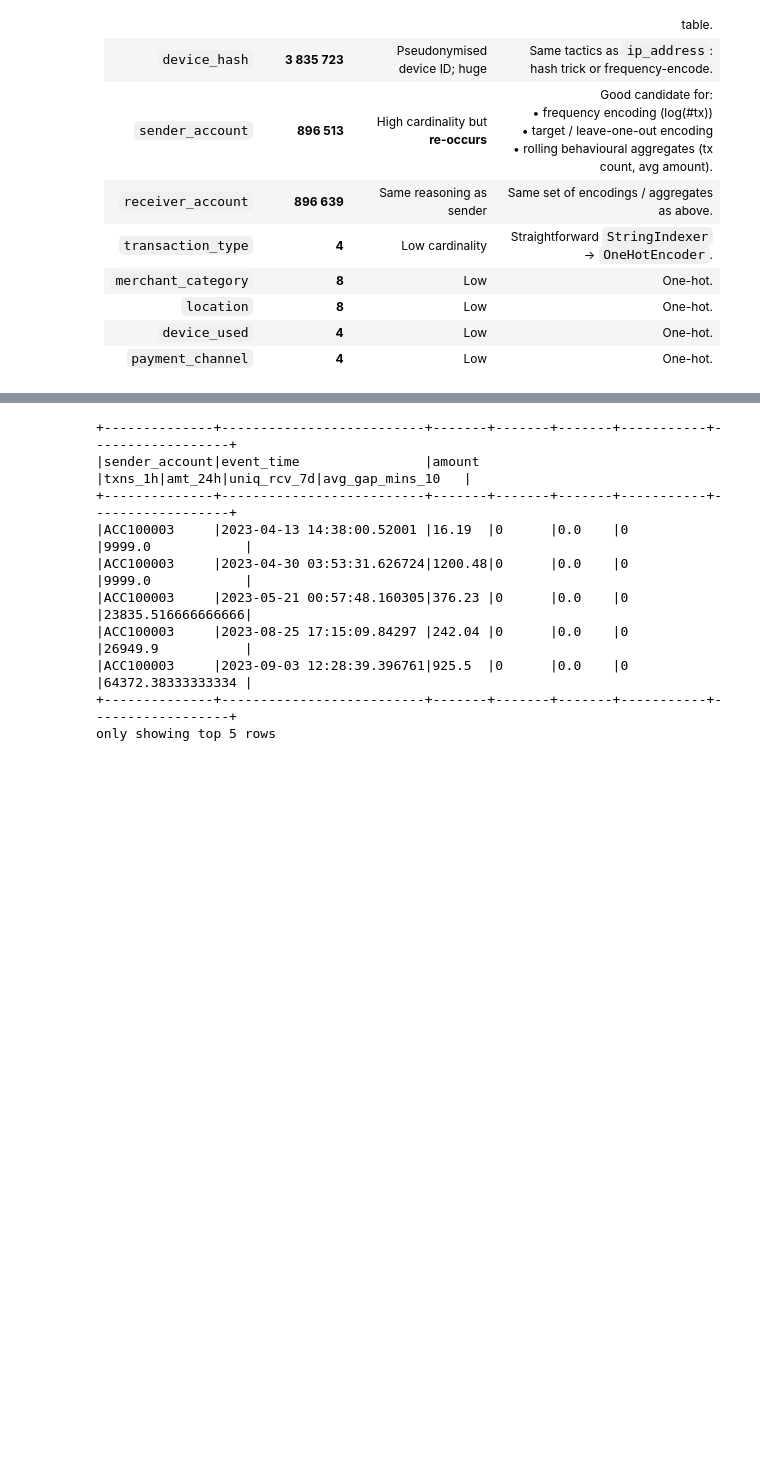
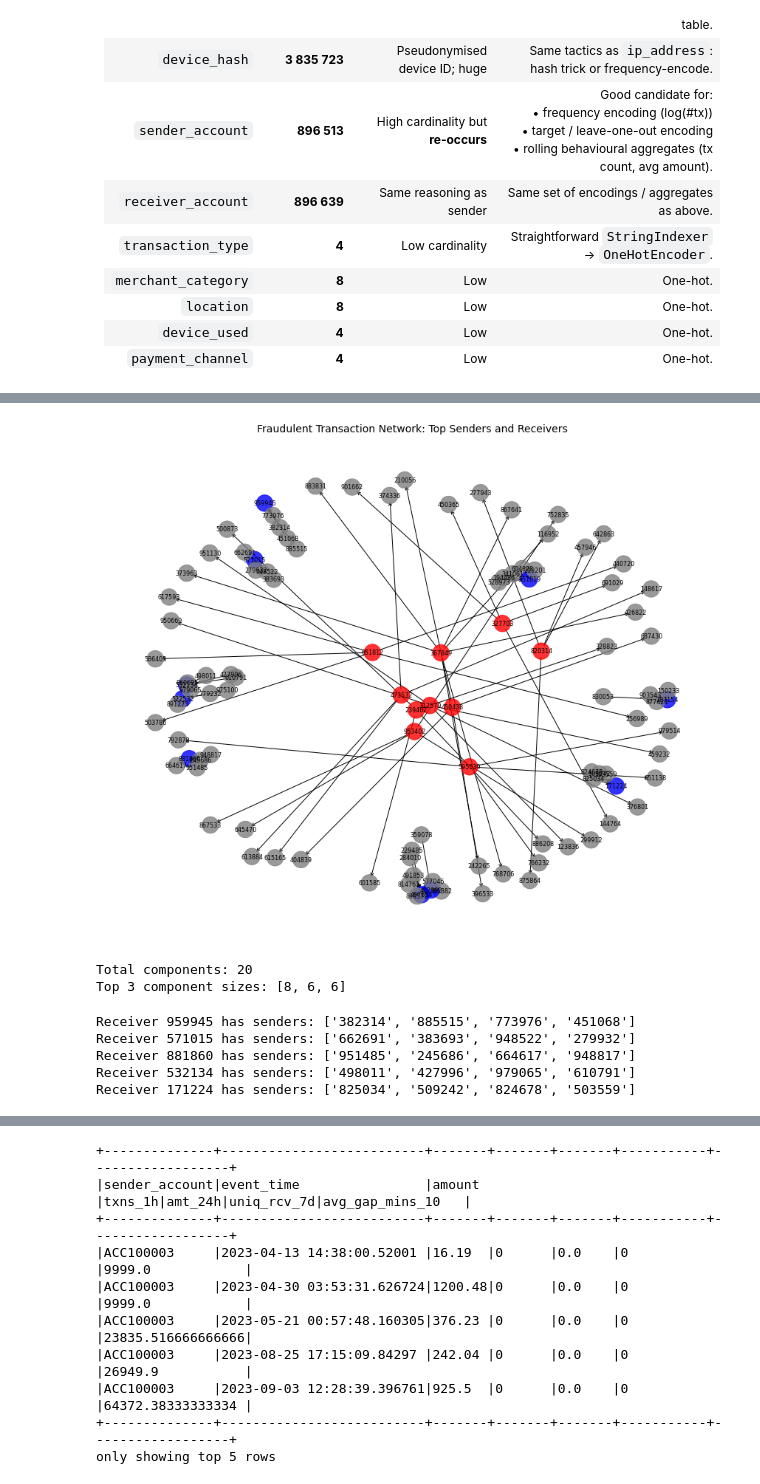
Before and after one commit to jm651120/BDA, a Jupyter notebook: 1_PreProc.ipynb, the cells around one changed output, grey strips where cells are left out. Saved outputs shown, nothing was run; the diff lists cells and outputs as text; code cells hidden in the pictures; blank space fills up the shorter version.

```diff
--- a/1_PreProc.ipynb
+++ b/1_PreProc.ipynb
@@ -340,0 +527,71 @@ Out[17]: [('transaction_id', 5000000),
+# %%
+
+# Collect top sender/receiver IDs
+top_sender_ids = set(top_fraud_senders_pd['id'].tolist())
+top_receiver_ids = set(top_fraud_receivers_pd['id'].tolist())
+
+# Filter fraud_edges to only include edges involving top senders or receivers
+filtered_fraud_edges = fraud_edges.filter(
+    (col("src").isin(top_sender_ids)) | (col("dst").isin(top_receiver_ids))
+)
+
+# Collect edges to Pandas for plotting
+fraud_edges_pd = filtered_fraud_edges.select("src", "dst").toPandas()
+
+# Create directed graph
+G = nx.DiGraph()
+
+# Add edges to the graph
+for _, row in fraud_edges_pd.iterrows():
+    G.add_edge(str(row['src']), str(row['dst']))
+
+# Set node colors: red = top sender, blue = top receiver, purple = both
+node_colors = []
+for node in G.nodes:
+    if int(node) in top_sender_ids and int(node) in top_receiver_ids:
+        node_colors.append("purple")
+    elif int(node) in top_sender_ids:
+        node_colors.append("red")
+    elif int(node) in top_receiver_ids:
+        node_colors.append("blue")
+    else:
+        node_colors.append("gray")
+
+# Draw the graph
+plt.figure(figsize=(12, 10))
+pos = nx.spring_layout(G, seed=42)  # Use a layout that spaces out nodes
+
+nx.draw_networkx_nodes(G, pos, node_color=node_colors, node_size=500, alpha=0.8)
+nx.draw_networkx_edges(G, pos, arrowstyle='->', arrowsize=10, edge_color='black', width=1)
+nx.draw_networkx_labels(G, pos, font_size=8)
+
+plt.title("Fraudulent Transaction Network: Top Senders and Receivers", fontsize=14)
+plt.axis('off')
+plt.tight_layout()
+plt.show()
+# %% [output]
+[figure, added]
+# %%
+# Weakly connected components (because it's a DiGraph)
+components = list(nx.weakly_connected_components(G))
+print(f"Total components: {len(components)}")
+print(f"Top 3 component sizes: {[len(c) for c in sorted(components, key=len, reverse=True)[:3]]}")
+# %% [output]
+Total components: 20
+Top 3 component sizes: [8, 6, 6]
+# %%
+
+receiver_map = defaultdict(set)
+for u, v in G.edges():
+    receiver_map[v].add(u)
+
+# Show receivers with multiple distinct senders
+multi_sender_receivers = {k: v for k, v in receiver_map.items() if len(v) > 1}
+for r, senders in list(multi_sender_receivers.items())[:5]:
+    print(f"Receiver {r} has senders: {list(senders)}")
+# %% [output]
+Receiver 959945 has senders: ['382314', '885515', '773976', '451068']
+Receiver 571015 has senders: ['662691', '383693', '948522', '279932']
+Receiver 881860 has senders: ['951485', '245686', '664617', '948817']
+Receiver 532134 has senders: ['498011', '427996', '979065', '610791']
+Receiver 171224 has senders: ['825034', '509242', '824678', '503559']
```
Also changed, not shown: parts of 50 cells of this notebook.
